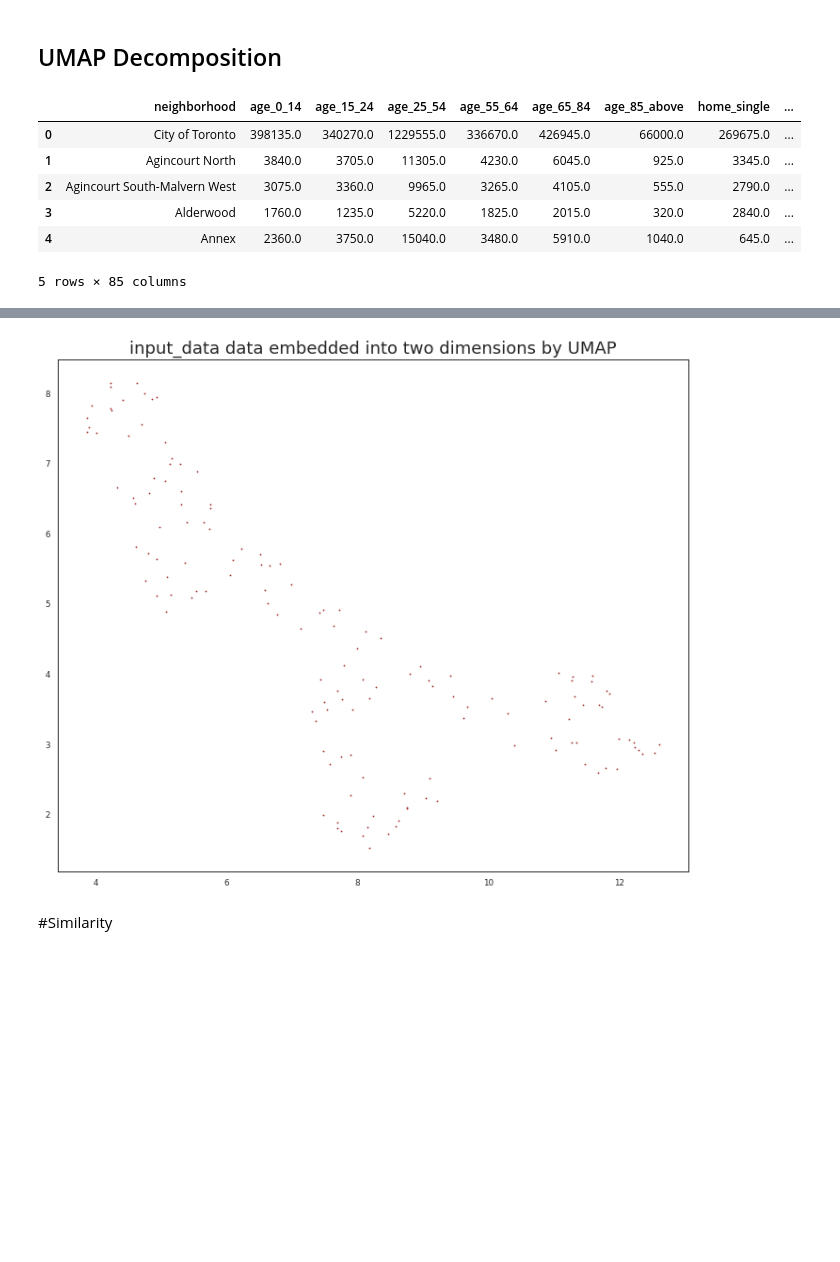
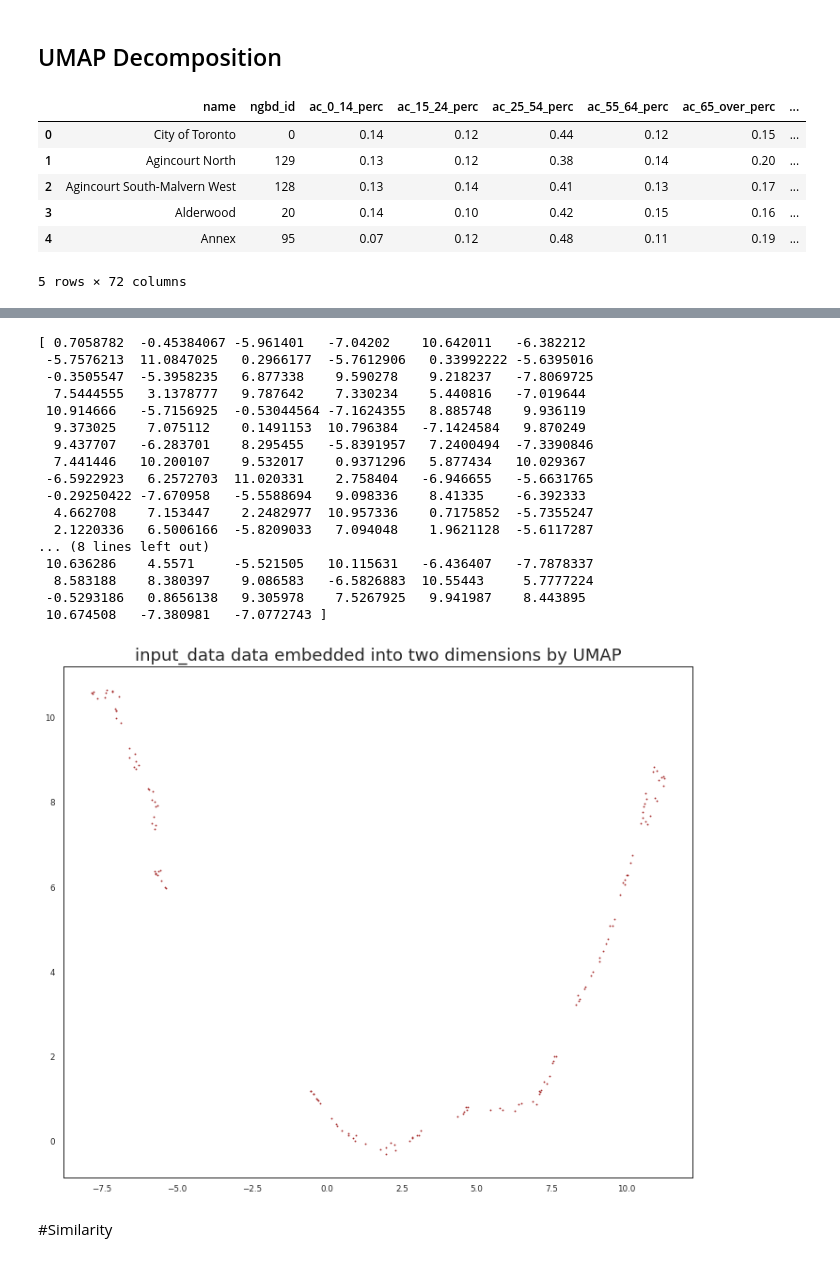
Before and after one commit to Simha-Kalimipalli/toronto-hoods-housing, a Jupyter notebook: Untitled0.ipynb, the cells around one changed output, grey strips where cells are left out. Drawn from its saved outputs; the diff is of its cells as text; code cells hidden in the pictures; blank space fills up the shorter version.

```diff
--- a/Untitled0.ipynb
+++ b/Untitled0.ipynb
@@ -394,17 +395,17 @@ sns.scatterplot(
 ## UMAP Decomposition
 # %%
 #import Info
-trn  = pd.read_csv("drive/My Drive/development/MachineLearning/Neighborhoods/data_in/neighborhood_toronto.csv", encoding='utf-8')
+trn  = pd.read_csv("drive/My Drive/development/MachineLearning/Neighborhoods/data_in/neighbourhood.csv", encoding='utf-8')
 trn = trn.dropna()
 trn.head()
 # %% [output]
-|  | neighborhood | age_0_14 | age_15_24 | age_25_54 | age_55_64 | age_65_84 | age_85_above | home_single | ... |
-| 0 | City of Toronto | 398135.0 | 340270.0 | 1229555.0 | 336670.0 | 426945.0 | 66000.0 | 269675.0 | ... |
-| 1 | Agincourt North | 3840.0 | 3705.0 | 11305.0 | 4230.0 | 6045.0 | 925.0 | 3345.0 | ... |
-| 2 | Agincourt South-Malvern West | 3075.0 | 3360.0 | 9965.0 | 3265.0 | 4105.0 | 555.0 | 2790.0 | ... |
-| 3 | Alderwood | 1760.0 | 1235.0 | 5220.0 | 1825.0 | 2015.0 | 320.0 | 2840.0 | ... |
-| 4 | Annex | 2360.0 | 3750.0 | 15040.0 | 3480.0 | 5910.0 | 1040.0 | 645.0 | ... |
+|  | name | ngbd_id | ac_0_14_perc | ac_15_24_perc | ac_25_54_perc | ac_55_64_perc | ac_65_over_perc | ... |
+| 0 | City of Toronto | 0 | 0.14 | 0.12 | 0.44 | 0.12 | 0.15 | ... |
+| 1 | Agincourt North | 129 | 0.13 | 0.12 | 0.38 | 0.14 | 0.20 | ... |
+| 2 | Agincourt South-Malvern West | 128 | 0.13 | 0.14 | 0.41 | 0.13 | 0.17 | ... |
+| 3 | Alderwood | 20 | 0.14 | 0.10 | 0.42 | 0.15 | 0.16 | ... |
+| 4 | Annex | 95 | 0.07 | 0.12 | 0.48 | 0.11 | 0.19 | ... |
-5 rows × 85 columns
+5 rows × 72 columns
 # %%
 #Import Libraries
 !pip install umap-learn
@@ -415,7 +416,7 @@ import seaborn as sns
 sns.set(context="paper", style="white")
 
 #Import Info
-input_data  = pd.read_csv("drive/My Drive/development/MachineLearning/Neighborhoods/data_in/neighborhood_toronto.csv", encoding='utf-8')
+input_data  = pd.read_csv("drive/My Drive/development/MachineLearning/Neighborhoods/data_in/neighbourhood.csv", encoding='utf-8')
 input_data = input_data.drop(input_data.columns[[0]], axis=1)  # df.columns is zero-based pd.Index
 input_data = input_data.dropna()
 
@@ -456,4 +457,21 @@ Requirement already satisfied: threadpoolctl>=2.0.0 in /usr/local/lib/python3.7/
+[ 0.7058782  -0.45384067 -5.961401   -7.04202    10.642011   -6.382212
+ -5.7576213  11.0847025   0.2966177  -5.7612906   0.33992222 -5.6395016
+ -0.3505547  -5.3958235   6.877338    9.590278    9.218237   -7.8069725
+  7.5444555   3.1378777   9.787642    7.330234    5.440816   -7.019644
+ 10.914666   -5.7156925  -0.53044564 -7.1624355   8.885748    9.936119
+  9.373025    7.075112    0.1491153  10.796384   -7.1424584   9.870249
+  9.437707   -6.283701    8.295455   -5.8391957   7.2400494  -7.3390846
+  7.441446   10.200107    9.532017    0.9371296   5.877434   10.029367
+ -6.5922923   6.2572703  11.020331    2.758404   -6.946655   -5.6631765
+ -0.29250422 -7.670958   -5.5588694   9.098336    8.41335    -6.392333
+  4.662708    7.153447    2.2482977  10.957336    0.7175852  -5.7355247
+  2.1220336   6.5006166  -5.8209033   7.094048    1.9621128  -5.6117287
+... (8 lines left out)
+ 10.636286    4.5571     -5.521505   10.115631   -6.436407   -7.7878337
+  8.583188    8.380397    9.086583   -6.5826883  10.55443     5.7777224
+ -0.5293186   0.8656138   9.305978    7.5267925   9.941987    8.443895
+ 10.674508   -7.380981   -7.0772743 ]
-[figure, old version]
+[figure, new version]
 # %% [markdown]
 #Similarity
 # %% [markdown]
```
Also changed, not shown: parts of 10 cells of this notebook.
